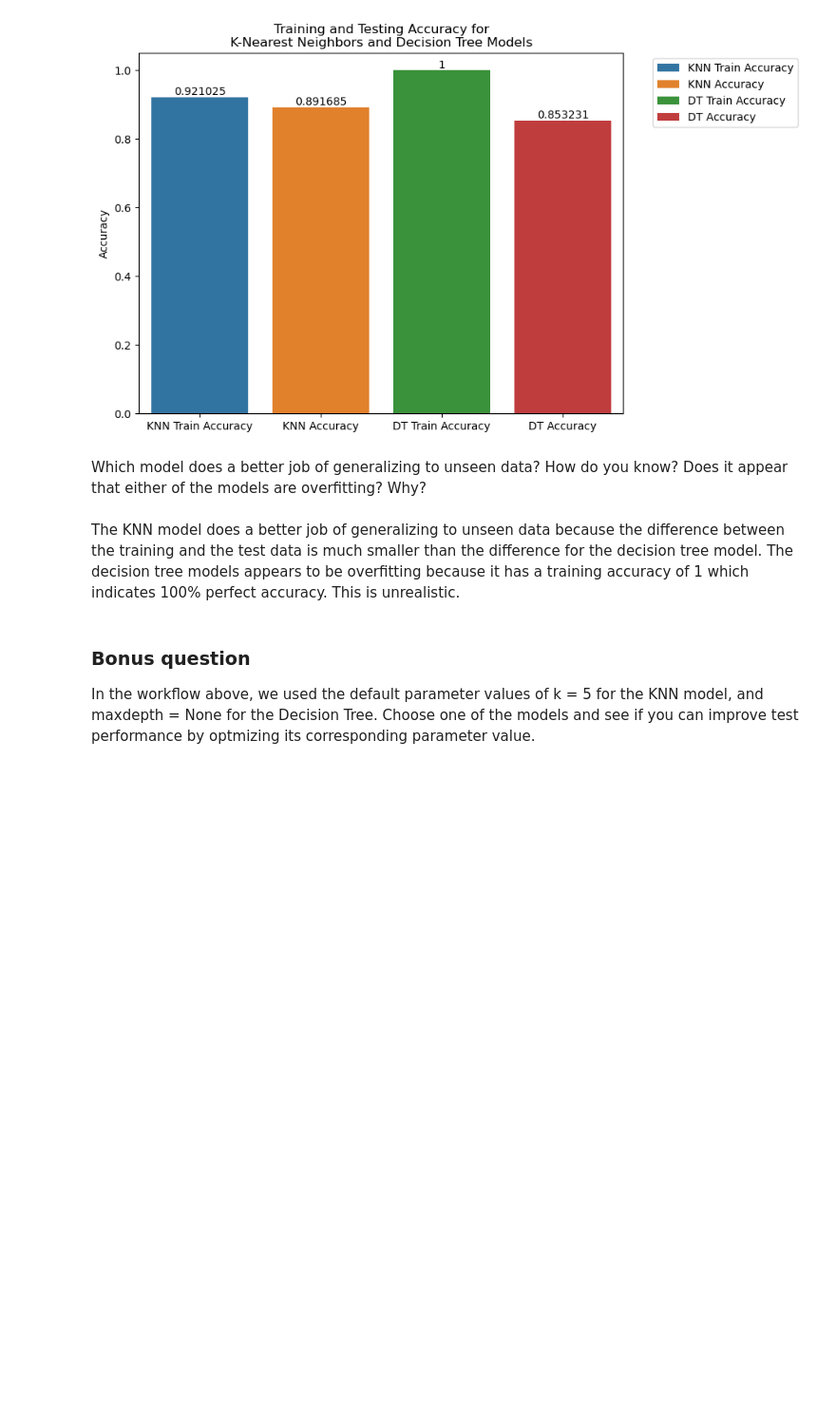
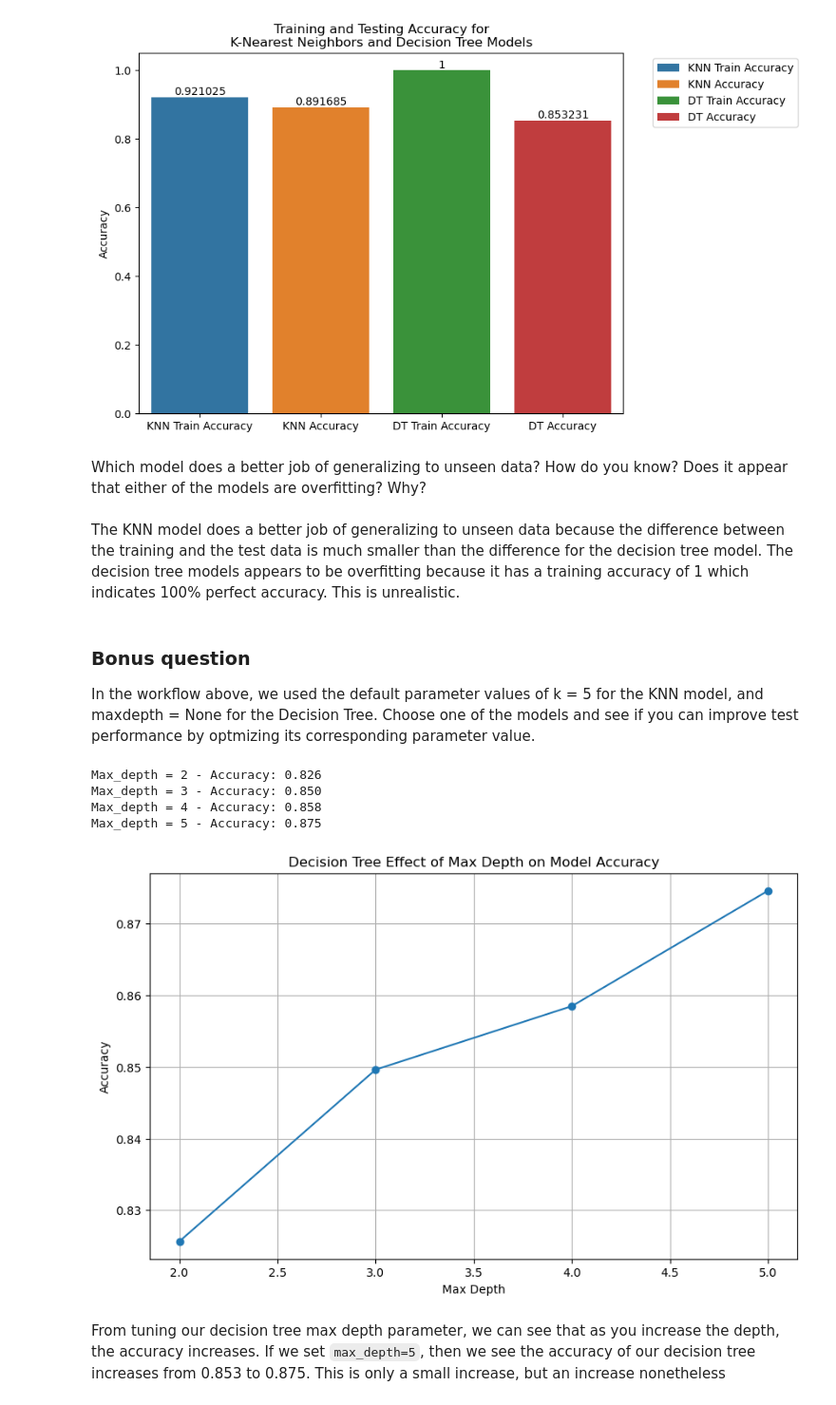
Before and after one commit to haylee360/EDS232-labs, a Jupyter notebook: Week4/lab4-spotify.ipynb, the cells around one changed output. Shown at 95% size. Drawn from its saved outputs; the diff is of its cells as text; code cells hidden in the pictures; blank space fills up the shorter version.

```diff
--- a/Week4/lab4-spotify.ipynb
+++ b/Week4/lab4-spotify.ipynb
@@ -274,3 +248,40 @@ The KNN model does a better job of generalizing to unseen data because the diffe
 # %% [markdown]
 ### Bonus question
 In the workflow above, we used the default parameter values of k = 5 for the KNN model, and maxdepth = None for the Decision Tree. Choose one of the models and see if you can improve test performance by optmizing its corresponding parameter value.
+# %%
+# Decision Tree
+def decision_tree():
+    # Different possible max depths
+    max_depths = [2, 3, 4, 5]
+    accuracies = []
+
+    # Loop through the different k-values and fit a model/obtain accuracy
+    for depth in max_depths:
+        dt = DecisionTreeClassifier(max_depth=depth)
+        dt.fit(X_train_scaled, y_train)
+
+        # Make prediction and calculate accuracy
+        y_pred = dt.predict(X_test_scaled)
+        accuracy = accuracy_score(y_test, y_pred)
+        accuracies.append(accuracy)
+
+        print(f"Max_depth = {depth} - Accuracy: {accuracy:.3f}")
+
+    # Visualize the effect of k on accuracy
+    plt.figure(figsize=(10,6))
+    plt.plot(max_depths, accuracies, marker='o')
+    plt.xlabel('Max Depth')
+    plt.ylabel('Accuracy')
+    plt.title('Decision Tree Effect of Max Depth on Model Accuracy')
+    plt.grid(True)
+    plt.show()
+# %%
+decision_tree()
+# %% [output]
+Max_depth = 2 - Accuracy: 0.826
+Max_depth = 3 - Accuracy: 0.850
+Max_depth = 4 - Accuracy: 0.858
+Max_depth = 5 - Accuracy: 0.875
+[figure, added]
+# %% [markdown]
+From tuning our decision tree max depth parameter, we can see that as you increase the depth, the accuracy increases. If we set `max_depth=5`, then we see the accuracy of our decision tree increases from 0.853 to 0.875. This is only a small increase, but an increase nonetheless
```
Also changed, not shown: parts of 6 cells of this notebook.
